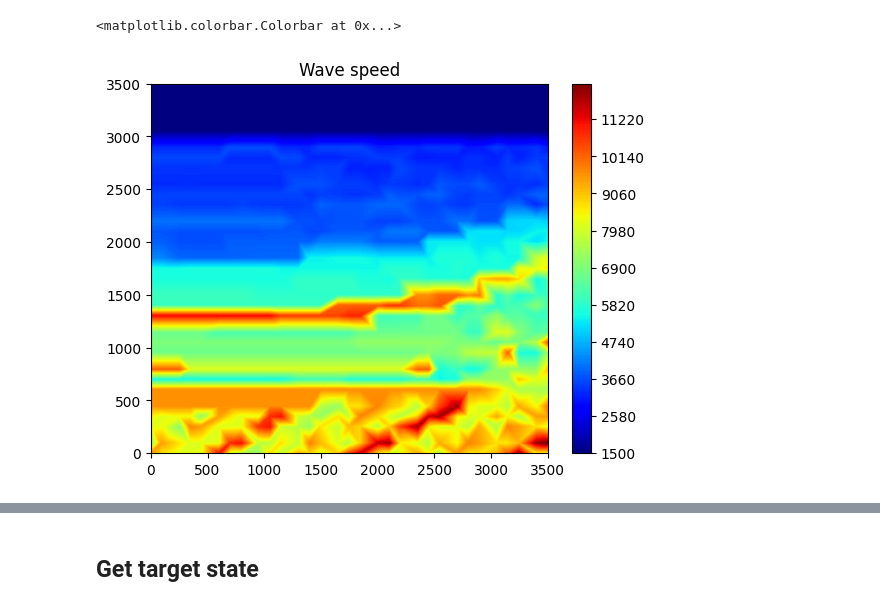
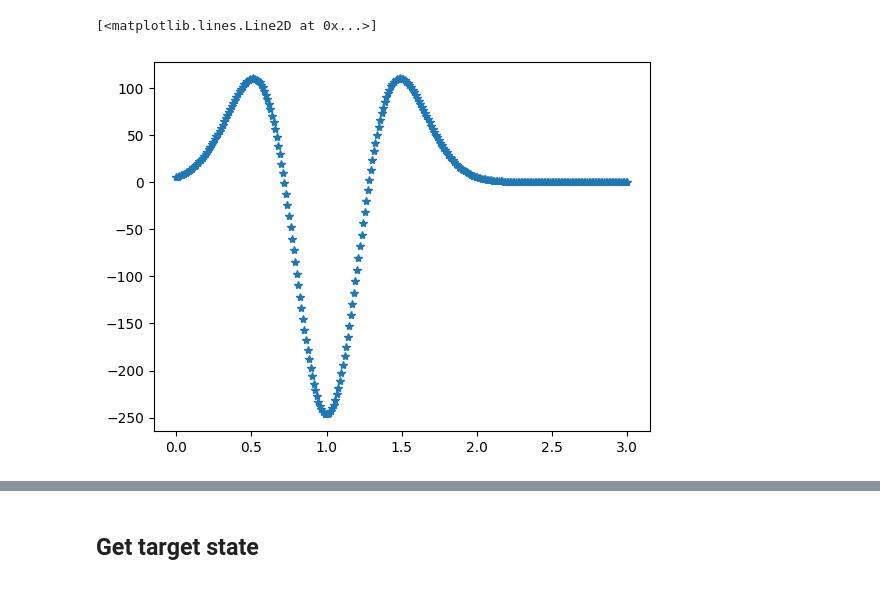
Before and after one commit to kieranricardo/ader-dg-transport, a Jupyter notebook: notebooks/dg_adjoint-receivers.ipynb, the cells around one changed output, grey strips where cells are left out. Drawn from its saved outputs; the diff is of its cells as text; code cells hidden in the pictures.

```diff
--- a/notebooks/dg_adjoint-receivers.ipynb
+++ b/notebooks/dg_adjoint-receivers.ipynb
@@ -35,16 +77,18 @@ plt.imshow(smooth_marmousi)
 xlim = xs_.max()
 ylim = ys_.max()
 
-nx = 10
+
 ny = 10
-
+# nx = 1 * ny
+nx = 5
 c = marmousi.max()
 
 poly_order = 3
 
 dx = xlim / nx
+dy = ylim / ny
 cfl = 1. / (2 * poly_order + 1)
-dt = cfl * dx / c
+dt = cfl * min(dx, dy) / c
 
 tend = 5.0
 
@@ -55,61 +101,31 @@ dt = tend / nsteps
 # %%
-f0 = 1 / (0.04 * 10)
-sig = 350
-
-def F(t):
+sig = 0.5 * xlim / nx
+f0 = 2.5
+def F(t, f0):
     return (2 * np.pi * f0)**2 * ((4 * np.pi * (f0 * t - 1)**2) - 1) * np.exp(-2 * np.pi * (f0 * t - 1)**2)
 
 
-def f(x, y, t):
+def f(x, y, t, f0):
 
 
     out = np.zeros(t.shape + (3,) + x.shape)
 
-    out[:, 1] = F(t)[:, None, None, None, None] * np.exp(-((x - 0.5 * xlim)**2 + (y - 0.8 * ylim)**2) / sig**2)[None]
+    out[:, 1] = F(t, f0)[:, None, None, None, None] * np.exp(-((x - 0.5 * xlim)**2 + (y - 0.9 * ylim)**2) / (2 * sig**2))[None]
     return out
 
 
 
 # ts = np.linspace(0, 3 / f0, 100)
 # forcing = f(xs, ys, ts)
 
 # ts = np.linspace(0, 3 / f0, 100)
 # plt.plot(ts * f0, F(ts))
 
-# ts = np.linspace(0, 3 / f0, int((3 / f0) / dt))
-# plt.plot(ts * f0, F(ts), '*')
+ts = np.linspace(0, 3 / f0, int((3 / f0) / dt))
+plt.plot(ts * f0, F(ts, f0=2.5), '*')
 
 # plt.figure()
-# plt.tricontourf(xs.ravel(), ys.ravel(), f(xs - 1000, ys, np.array([1 / f0]))[0, 1].ravel())
+# plt.tricontourf(xs.ravel(), ys.ravel(), f(xs - 1000, ys, np.array([1 / f0]), f0=2.5)[0, 1].ravel())
+# %% [output]
+[<matplotlib.lines.Line2D at 0x...>]
+[figure, added]
-# %%
-importlib.reload(wave_dg_2D)
-importlib.reload(wave_dg_adjoint_2D)
-
-forward_solver = wave_dg_2D.WaveDG2D(xlim, ylim, nx, ny, poly_order=poly_order, c=c, dt=dt)
-forward_solver.y_periodic = False
-forward_solver.x_periodic = False
-
-
-adjoint_solver = wave_dg_adjoint_2D.WaveAdjointDG2D(xlim, ylim, nx, ny, poly_order=poly_order, c=c, dt=dt)
-adjoint_solver.y_periodic = forward_solver.y_periodic
-adjoint_solver.x_periodic = forward_solver.x_periodic
-
-xs = forward_solver.xs
-ys = forward_solver.ys
-
-pts = np.vstack([3500 - ys.ravel(), xs.ravel()]).transpose()
-c_exact = interp(pts).reshape(forward_solver.c.shape)
-
-r2 = (xs - (xlim / 2))**2 + (ys - 0.8 * ylim)**2
-h0 = np.exp(-r2 / 500**2)
-
-# # forward_solver.c[forward_solver.xs > 5] = 0.5
-forward_solver.c[:] = c_exact
-adjoint_solver.c[:] = forward_solver.c
-
-plt.title(f'Wave speed')
-plt.tricontourf(xs.ravel(), ys.ravel(), c_exact.ravel(), levels=1000, cmap='jet')
-plt.colorbar()
-# %% [output]
-<matplotlib.colorbar.Colorbar at 0x...>
-[figure, removed]
```
Also changed, not shown: parts of 95 cells of this notebook, 5 other files.
